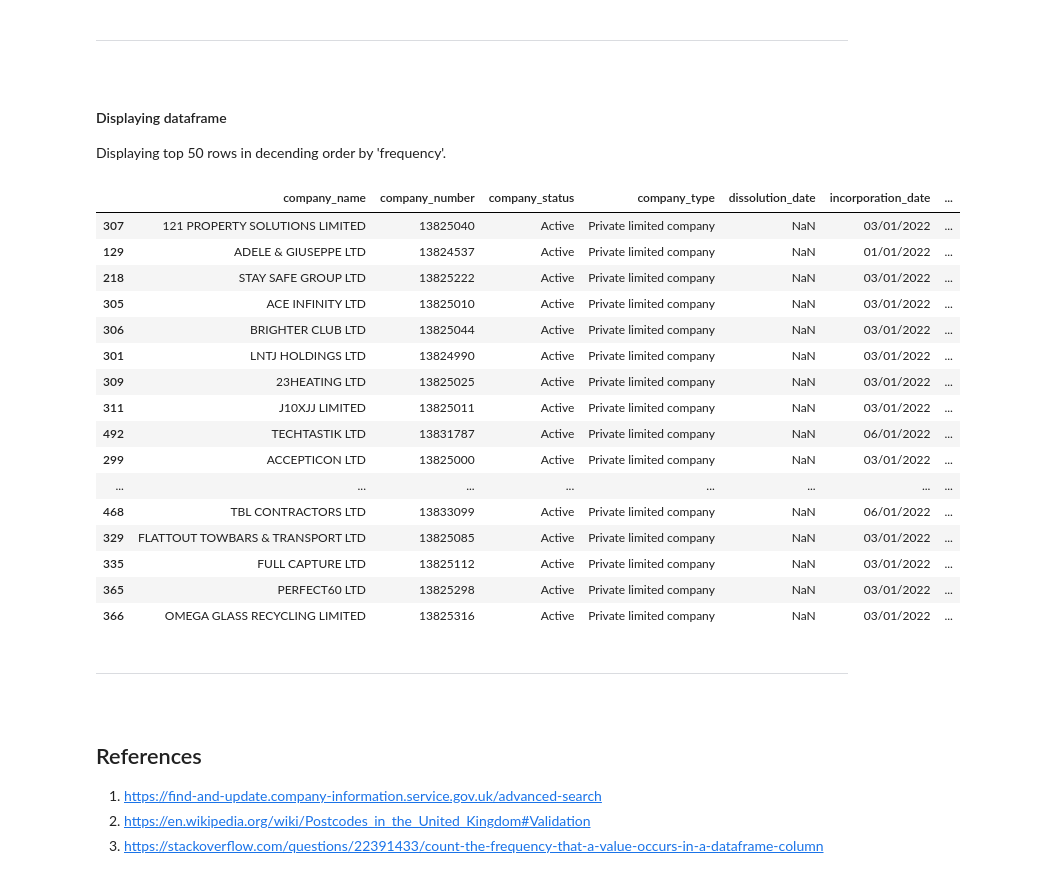
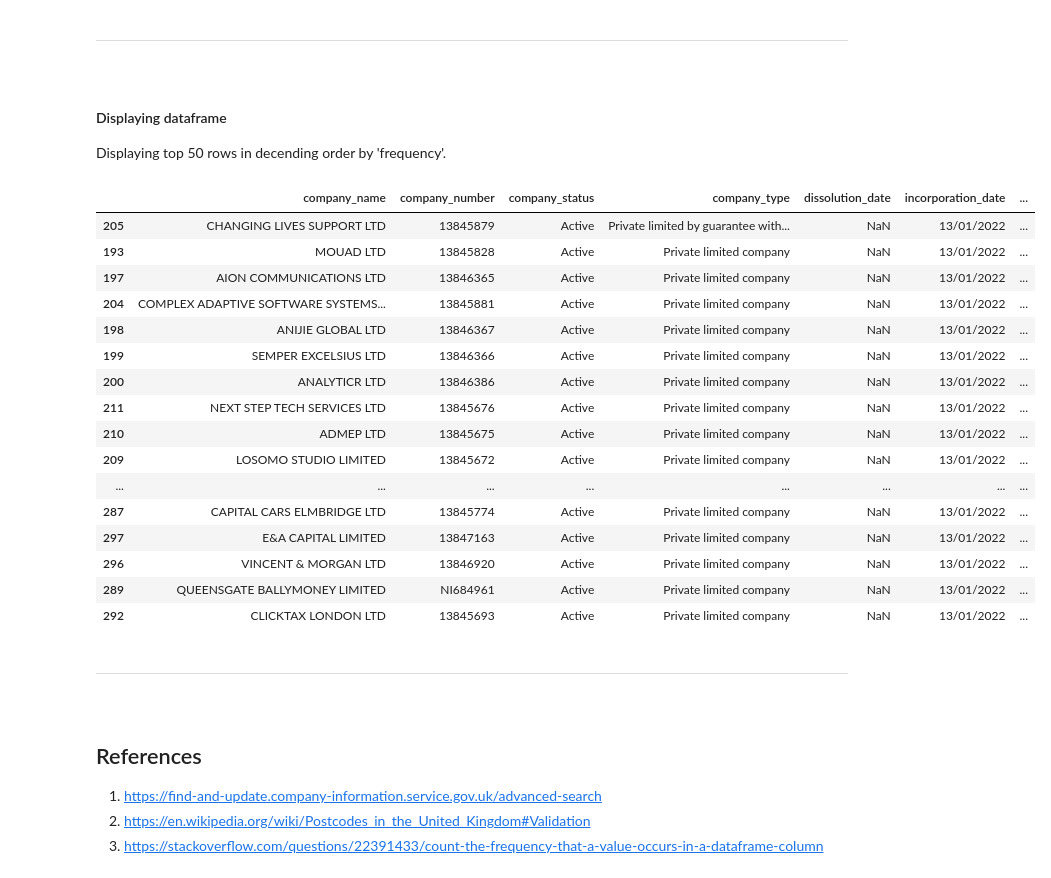
Before and after one commit to RYANCOX00/ch_postcode, a Jupyter notebook: ch_postcode.ipynb, the cells around one changed output. Drawn from its saved outputs; the diff is of its cells as text; code cells hidden in the pictures.

```diff
--- a/ch_postcode.ipynb
+++ b/ch_postcode.ipynb
@@ -20,7 +20,7 @@ import re
 
 First 500 companies incorporated in the UK in 2022.  Search function available [here](https://find-and-update.company-information.service.gov.uk/advanced-search) [1].
 # %%
-data = "data\comp_house-2022.csv"
+data = "data\comp_house-13012022.csv"
 # %%
 # Reading in CSV exported from Companies House.
 comp_500 = pd.read_csv(data)
@@ -76,25 +76,27 @@ comp_500['PO frequency'] = comp_500.groupby("Post Code")["Post Code"].transform(
 
 Displaying top 50 rows in decending order by 'frequency'.
 # %%
-comp_500.sort_values('PO frequency', ascending=False).head(50)
+pd.set_option("display.max_rows", None, "display.max_columns", None)
+
+comp_500.sort_values('PO frequency', ascending=False).head(100)
 # %% [output]
 |  | company_name | company_number | company_status | company_type | dissolution_date | incorporation_date | ... |
-| 307 | 121 PROPERTY SOLUTIONS LIMITED | 13825040 | Active | Private limited company | NaN | 03/01/2022 | ... |
-| 129 | ADELE & GIUSEPPE LTD | 13824537 | Active | Private limited company | NaN | 01/01/2022 | ... |
-| 218 | STAY SAFE GROUP LTD | 13825222 | Active | Private limited company | NaN | 03/01/2022 | ... |
-| 305 | ACE INFINITY LTD | 13825010 | Active | Private limited company | NaN | 03/01/2022 | ... |
-| 306 | BRIGHTER CLUB LTD | 13825044 | Active | Private limited company | NaN | 03/01/2022 | ... |
-| 301 | LNTJ HOLDINGS LTD | 13824990 | Active | Private limited company | NaN | 03/01/2022 | ... |
-| 309 | 23HEATING LTD | 13825025 | Active | Private limited company | NaN | 03/01/2022 | ... |
-| 311 | J10XJJ LIMITED | 13825011 | Active | Private limited company | NaN | 03/01/2022 | ... |
-| 492 | TECHTASTIK LTD | 13831787 | Active | Private limited company | NaN | 06/01/2022 | ... |
-| 299 | ACCEPTICON LTD | 13825000 | Active | Private limited company | NaN | 03/01/2022 | ... |
+| 205 | CHANGING LIVES SUPPORT LTD | 13845879 | Active | Private limited by guarantee with... | NaN | 13/01/2022 | ... |
+| 193 | MOUAD LTD | 13845828 | Active | Private limited company | NaN | 13/01/2022 | ... |
+| 197 | AION COMMUNICATIONS LTD | 13846365 | Active | Private limited company | NaN | 13/01/2022 | ... |
+| 204 | COMPLEX ADAPTIVE SOFTWARE SYSTEMS... | 13845881 | Active | Private limited company | NaN | 13/01/2022 | ... |
+| 198 | ANIJIE GLOBAL LTD | 13846367 | Active | Private limited company | NaN | 13/01/2022 | ... |
+| 199 | SEMPER EXCELSIUS LTD | 13846366 | Active | Private limited company | NaN | 13/01/2022 | ... |
+| 200 | ANALYTICR LTD | 13846386 | Active | Private limited company | NaN | 13/01/2022 | ... |
+| 211 | NEXT STEP TECH SERVICES LTD | 13845676 | Active | Private limited company | NaN | 13/01/2022 | ... |
+| 210 | ADMEP LTD | 13845675 | Active | Private limited company | NaN | 13/01/2022 | ... |
+| 209 | LOSOMO STUDIO LIMITED | 13845672 | Active | Private limited company | NaN | 13/01/2022 | ... |
 | ... | ... | ... | ... | ... | ... | ... | ... |
-| 468 | TBL CONTRACTORS LTD | 13833099 | Active | Private limited company | NaN | 06/01/2022 | ... |
-| 329 | FLATTOUT TOWBARS & TRANSPORT LTD | 13825085 | Active | Private limited company | NaN | 03/01/2022 | ... |
-| 335 | FULL CAPTURE LTD | 13825112 | Active | Private limited company | NaN | 03/01/2022 | ... |
-| 365 | PERFECT60 LTD | 13825298 | Active | Private limited company | NaN | 03/01/2022 | ... |
-| 366 | OMEGA GLASS RECYCLING LIMITED | 13825316 | Active | Private limited company | NaN | 03/01/2022 | ... |
+| 287 | CAPITAL CARS ELMBRIDGE LTD | 13845774 | Active | Private limited company | NaN | 13/01/2022 | ... |
+| 297 | E&A CAPITAL LIMITED | 13847163 | Active | Private limited company | NaN | 13/01/2022 | ... |
+| 296 | VINCENT & MORGAN LTD | 13846920 | Active | Private limited company | NaN | 13/01/2022 | ... |
+| 289 | QUEENSGATE BALLYMONEY LIMITED | NI684961 | Active | Private limited company | NaN | 13/01/2022 | ... |
+| 292 | CLICKTAX LONDON LTD | 13845693 | Active | Private limited company | NaN | 13/01/2022 | ... |
 # %% [markdown]
 ***
 
```
Also changed, not shown: 2 other files.
